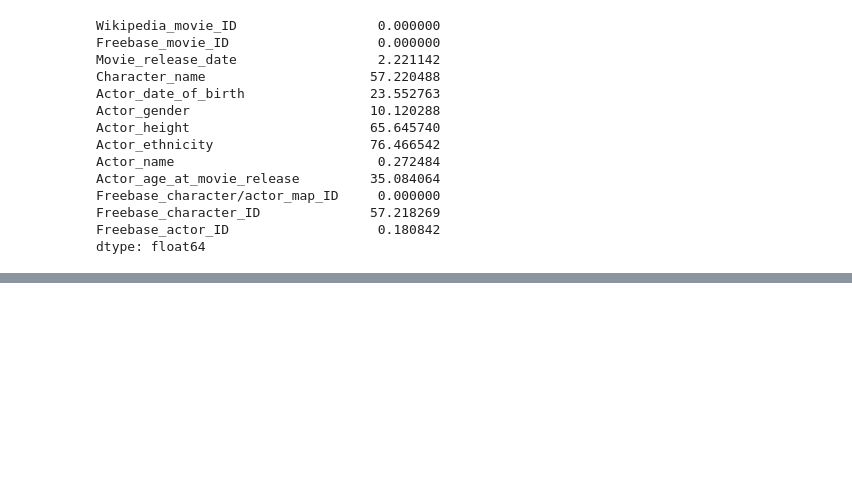
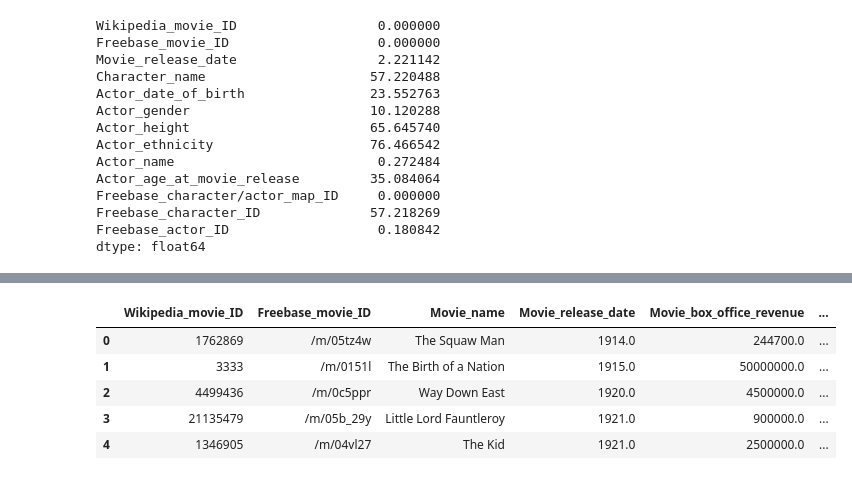
Before and after one commit to epfl-ada/ada-2022-project-earthnet, a Jupyter notebook: src/Project.ipynb, the cells around one changed output, grey strips where cells are left out. Saved outputs shown, nothing was run; the diff lists cells and outputs as text; code cells hidden in the pictures; blank space fills up the shorter version.

```diff
--- a/src/Project.ipynb
+++ b/src/Project.ipynb
@@ -416,0 +190,4 @@ dt.head(50)
+# %%
+# Removing duplicate film titles and averaging the duplicate ratings
+mean_rating_imdb = first_merge[['primaryTitle', 'averageRating']].groupby('primaryTitle').mean()
+mean_rating_imdb
@@ -416,0 +209,4 @@ dt.head(50)
+# %%
+# Removing duplicate film titles and adding together the duplicate votes
+total_vote_imdb = first_merge[['primaryTitle', 'numVotes']].groupby('primaryTitle').sum()
+total_vote_imdb
@@ -416,0 +228,4 @@ dt.head(50)
+# %%
+# Merging the two above dataframes
+no_dupe_imdb = mean_rating_imdb.merge(total_vote_imdb, 'inner', 'primaryTitle')
+no_dupe_imdb
@@ -416,0 +247,11 @@ dt.head(50)
+# %%
+# Merging the rating/votes dataframe with movie metadata with no nan values
+rated_data = movie_no_nan.merge(no_dupe_imdb, 'inner', left_on='Movie_name', right_on='primaryTitle')
+rated_data.head()
+# %% [output]
+|  | Wikipedia_movie_ID | Freebase_movie_ID | Movie_name | Movie_release_date | Movie_box_office_revenue | ... |
+| 0 | 1762869 | /m/05tz4w | The Squaw Man | 1914.0 | 244700.0 | ... |
+| 1 | 3333 | /m/0151l | The Birth of a Nation | 1915.0 | 50000000.0 | ... |
+| 2 | 4499436 | /m/0c5ppr | Way Down East | 1920.0 | 4500000.0 | ... |
+| 3 | 21135479 | /m/05b_29y | Little Lord Fauntleroy | 1921.0 | 900000.0 | ... |
+| 4 | 1346905 | /m/04vl27 | The Kid | 1921.0 | 2500000.0 | ... |
```
Also changed, not shown: parts of 48 cells of this notebook, 2 other files.
